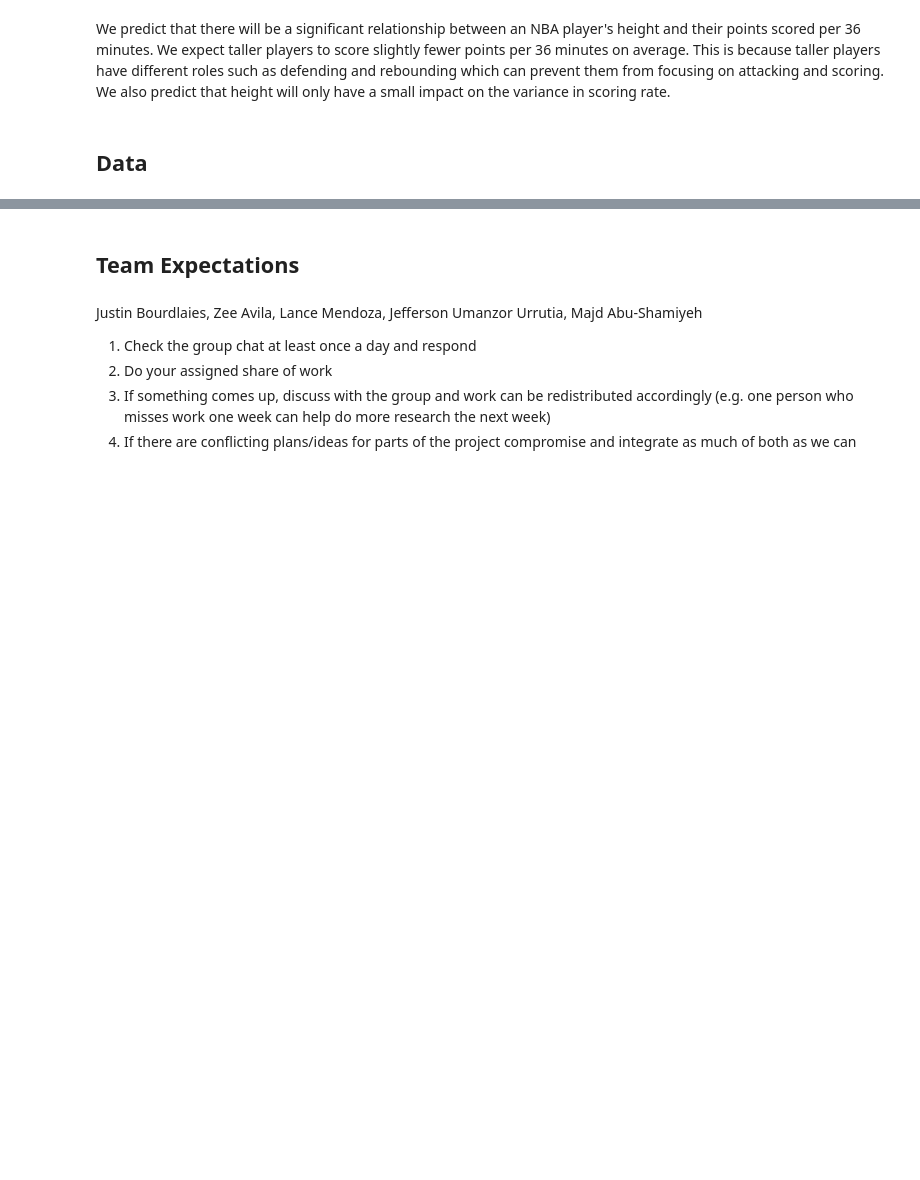
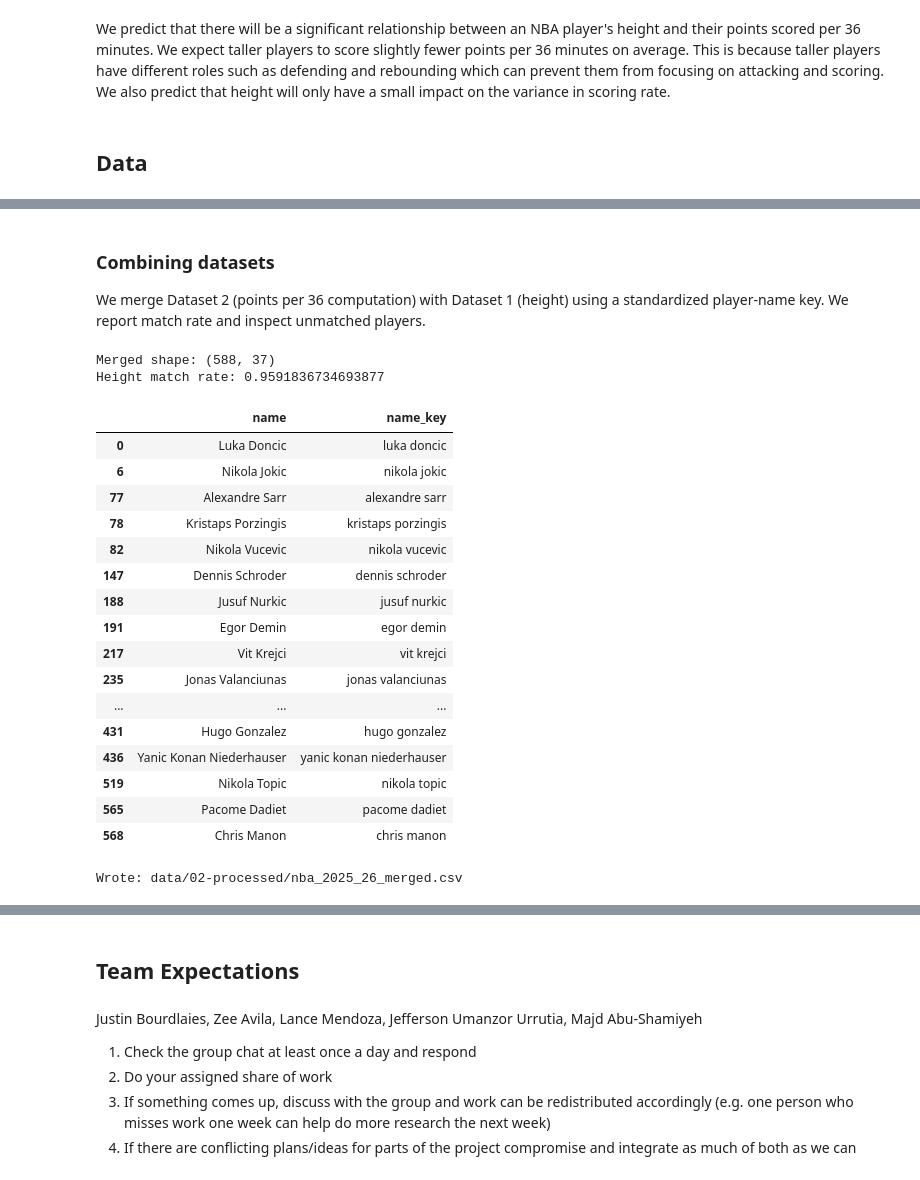
Before and after one commit to COGS108/Group057_WI26, a Jupyter notebook: 01-DataCheckpoint.ipynb, the cells around one changed output, grey strips where cells are left out. Cells and saved outputs as stored; diff of their text form; code cells hidden in the pictures; blank space fills up the shorter version.

```diff
--- a/01-DataCheckpoint.ipynb
+++ b/01-DataCheckpoint.ipynb
@@ -402,2 +359,72 @@ Reloaded shape: (587, 30)
+# %% [markdown]
+### Combining datasets
+
+We merge Dataset 2 (points per 36 computation) with Dataset 1 (height) using a standardized player-name key. We report match rate and inspect unmatched players.
+# %%
+import pandas as pd
+import numpy as np
+import re
+from pathlib import Path
+
+PROC_DIR = Path("data/02-processed")
+
+bio = pd.read_csv(PROC_DIR / "nba_com_bio_2025_26_processed.csv")
+d2 = pd.read_csv(PROC_DIR / "nbastuffer_2025_26_processed.csv")
+
+def norm_name(x):
+    if pd.isna(x):
+        return np.nan
+    s = str(x).lower().strip()
+    s = re.sub(r"[^a-z\s\-']", "", s)
+    s = re.sub(r"\b(jr|sr|ii|iii|iv)\b", "", s).strip()
+    s = re.sub(r"\s+", " ", s)
+    return s
+
+bio["name_key"] = bio["player_name"].apply(norm_name)
+
+# Find the player-name column in NBAstuffer
+name_col = next((c for c in ["name", "player", "player_name"] if c in d2.columns), None)
+if name_col is None:
+    raise ValueError(f"Could not find player name column in Dataset 2. Columns: {list(d2.columns)}")
+
+d2["name_key"] = d2[name_col].apply(norm_name)
+
+merged = pd.merge(
+    d2,
+    bio[["name_key", "player_height_inches", "team_abbreviation", "age", "usg_pct", "ts_pct"]],
+    on="name_key",
+    how="left",
+)
+
+print("Merged shape:", merged.shape)
+print("Height match rate:", merged["player_height_inches"].notna().mean())
+
+unmatched = merged[merged["player_height_inches"].isna()][[name_col, "name_key"]].drop_duplicates().head(25)
+display(unmatched)
+
+merged_out = PROC_DIR / "nba_2025_26_merged.csv"
+merged.to_csv(merged_out, index=False)
+print("Wrote:", merged_out)
+# %% [output]
+Merged shape: (588, 37)
+Height match rate: 0.9591836734693877
+|  | name | name_key |
+| 0 | Luka Doncic | luka doncic |
+| 6 | Nikola Jokic | nikola jokic |
+| 77 | Alexandre Sarr | alexandre sarr |
+| 78 | Kristaps Porzingis | kristaps porzingis |
+| 82 | Nikola Vucevic | nikola vucevic |
+| 147 | Dennis Schroder | dennis schroder |
+| 188 | Jusuf Nurkic | jusuf nurkic |
+| 191 | Egor Demin | egor demin |
+| 217 | Vit Krejci | vit krejci |
+| 235 | Jonas Valanciunas | jonas valanciunas |
+| ... | ... | ... |
+| 431 | Hugo Gonzalez | hugo gonzalez |
+| 436 | Yanic Konan Niederhauser | yanic konan niederhauser |
+| 519 | Nikola Topic | nikola topic |
+| 565 | Pacome Dadiet | pacome dadiet |
+| 568 | Chris Manon | chris manon |
+Wrote: data/02-processed/nba_2025_26_merged.csv
 # %% [markdown]
 ## Ethics
```
Also changed, not shown: parts of 22 cells of this notebook.
